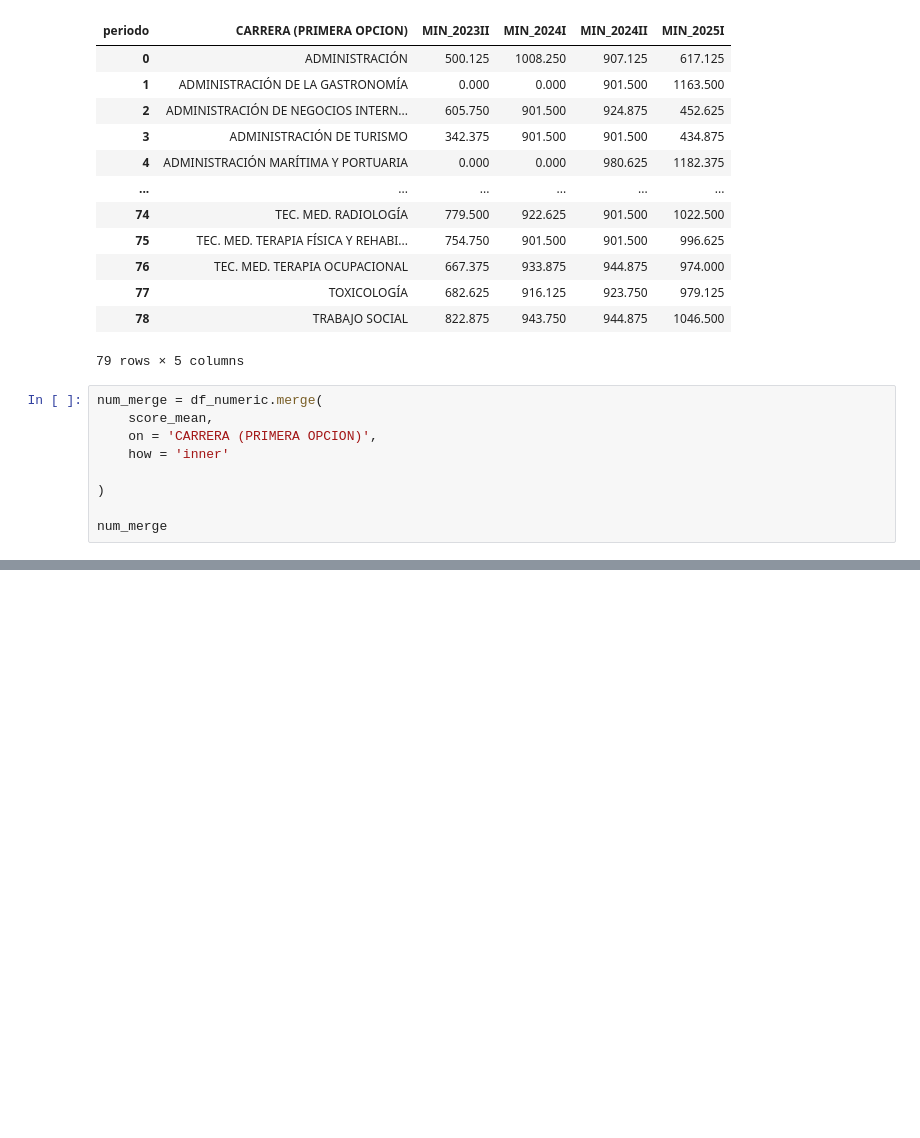
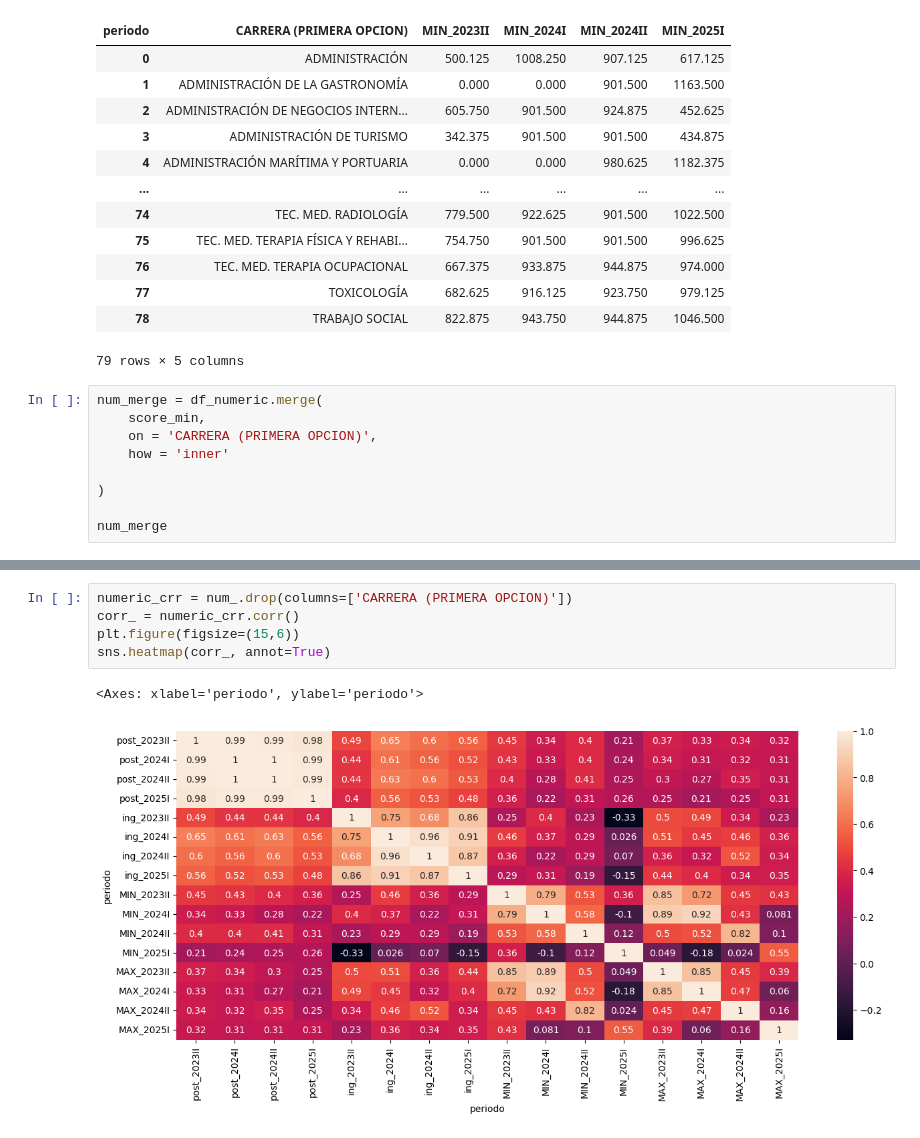
Before and after one commit to Dussand/exam_sm, a Jupyter notebook: data_scrap/analisis_postulantes.ipynb, the cells around one changed output, grey strips where cells are left out. Saved outputs shown, nothing was run; the diff lists cells and outputs as text; blank space fills up the shorter version.

```diff
--- a/data_scrap/analisis_postulantes.ipynb
+++ b/data_scrap/analisis_postulantes.ipynb
@@ -1236,7 +1203,7 @@ score_min
 79 rows × 5 columns
 # %%
 num_merge = df_numeric.merge(
-    score_mean,
+    score_min,
     on = 'CARRERA (PRIMERA OPCION)',
     how = 'inner'
 
@@ -1579,0 +1269,8 @@ plt.show()
+# %%
+numeric_crr = num_.drop(columns=['CARRERA (PRIMERA OPCION)'])
+corr_ = numeric_crr.corr()
+plt.figure(figsize=(15,6))
+sns.heatmap(corr_, annot=True)
+# %% [output]
+<Axes: xlabel='periodo', ylabel='periodo'>
+[figure, added]
```
Also changed, not shown: parts of 46 cells of this notebook, 4 other files.
